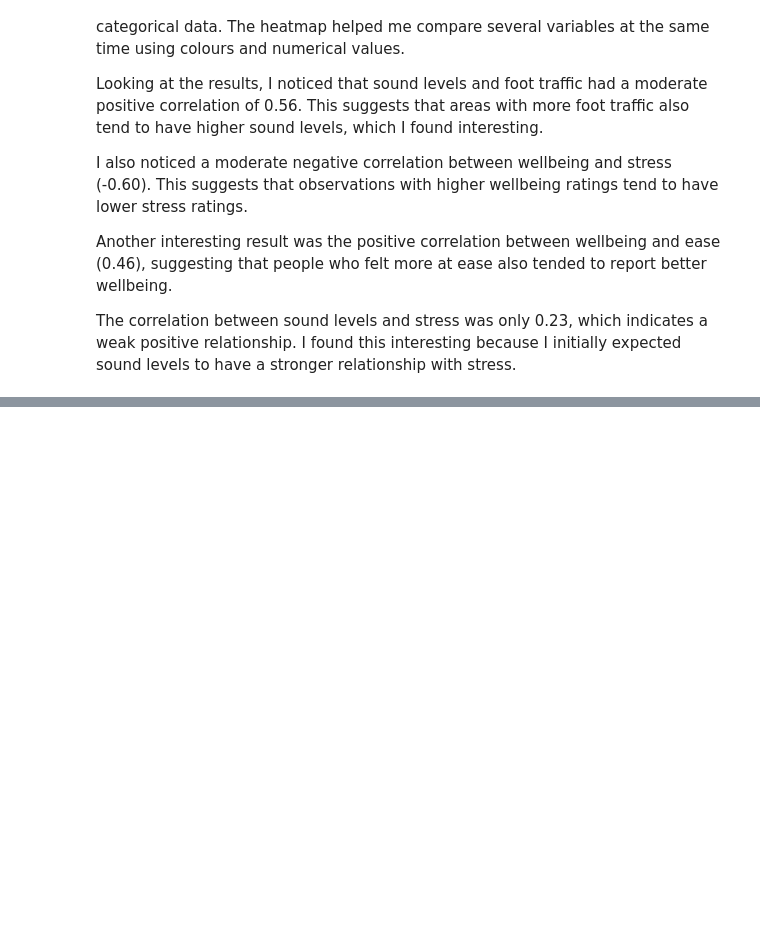
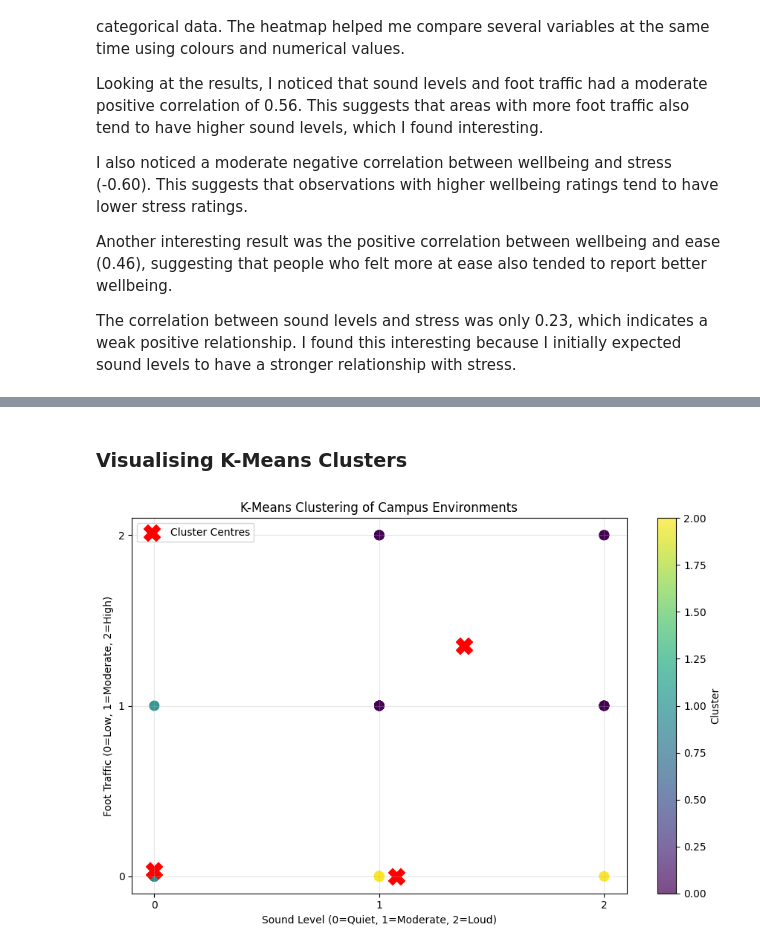
Before and after one commit to Beatricepapi/ml-campus_data_project-colab, a Jupyter notebook: Beatrice_Papi_Machine_Learning_with_Python_Project.ipynb, the cells around one changed output, grey strips where cells are left out. Drawn from its saved outputs; the diff is of its cells as text; code cells hidden in the pictures; blank space fills up the shorter version.

```diff
--- a/Beatrice_Papi_Machine_Learning_with_Python_Project.ipynb
+++ b/Beatrice_Papi_Machine_Learning_with_Python_Project.ipynb
@@ -782,0 +1022,38 @@ The correlation between sound levels and stress was only 0.23, which indicates a
+# %% [markdown]
+### Visualising K-Means Clusters
+# %%
+import matplotlib.pyplot as plt
+
+plt.figure(figsize=(9, 6))
+
+scatter = plt.scatter(
+    X['sound_level_encoded'],
+    X['foot_traffic_encoded'],
+    c=df_clean['cluster'],
+    cmap='viridis',
+    s=80,
+    alpha=0.7
+)
+
+# Show cluster centres
+plt.scatter(
+    kmeans.cluster_centers_[:, 0],
+    kmeans.cluster_centers_[:, 1],
+    marker='X',
+    s=250,
+    c='red',
+    label='Cluster Centres'
+)
+
+plt.title('K-Means Clustering of Campus Environments')
+plt.xlabel('Sound Level (0=Quiet, 1=Moderate, 2=Loud)')
+plt.ylabel('Foot Traffic (0=Low, 1=Moderate, 2=High)')
+plt.xticks([0, 1, 2])
+plt.yticks([0, 1, 2])
+plt.colorbar(scatter, label='Cluster')
+plt.legend()
+plt.grid(True, alpha=0.3)
+plt.tight_layout()
+plt.show()
+# %% [output]
+[figure, added]
```
Also changed, not shown: parts of 30 cells of this notebook.
